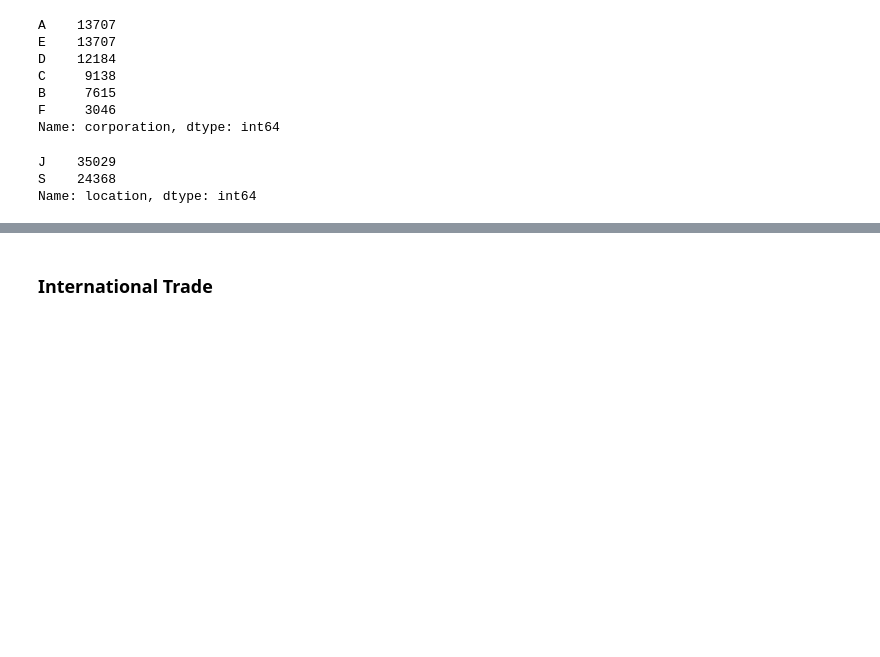
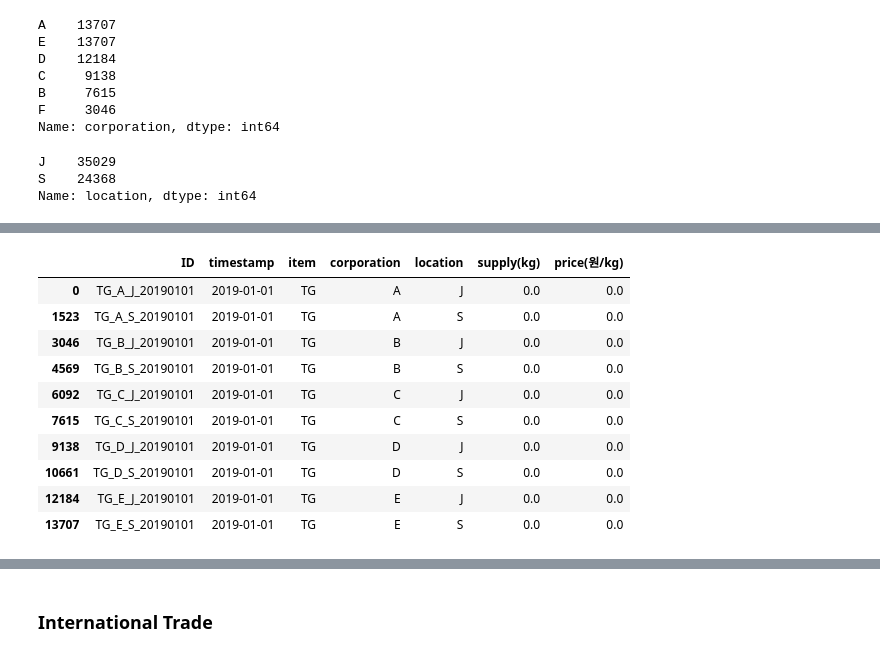
Before and after one commit to ParkGyuho/daily_code, a Jupyter notebook: 1.AI(ML,DL)/DACON/제주 특산물 가격 예측/0.EDA.ipynb, the cells around one changed output, grey strips where cells are left out. Drawn from its saved outputs; the diff is of its cells as text; code cells hidden in the pictures; blank space fills up the shorter version.

```diff
--- a/1.AI(ML,DL)/DACON/제주 특산물 가격 예측/0.EDA.ipynb
+++ b/1.AI(ML,DL)/DACON/제주 특산물 가격 예측/0.EDA.ipynb
@@ -148,0 +191,14 @@ Name: location, dtype: int64
+# %%
+train_TG[train_TG['timestamp'] == '2019-01-01']
+# %% [output]
+|  | ID | timestamp | item | corporation | location | supply(kg) | price(원/kg) |
+| 0 | TG_A_J_20190101 | 2019-01-01 | TG | A | J | 0.0 | 0.0 |
+| 1523 | TG_A_S_20190101 | 2019-01-01 | TG | A | S | 0.0 | 0.0 |
+| 3046 | TG_B_J_20190101 | 2019-01-01 | TG | B | J | 0.0 | 0.0 |
+| 4569 | TG_B_S_20190101 | 2019-01-01 | TG | B | S | 0.0 | 0.0 |
+| 6092 | TG_C_J_20190101 | 2019-01-01 | TG | C | J | 0.0 | 0.0 |
+| 7615 | TG_C_S_20190101 | 2019-01-01 | TG | C | S | 0.0 | 0.0 |
+| 9138 | TG_D_J_20190101 | 2019-01-01 | TG | D | J | 0.0 | 0.0 |
+| 10661 | TG_D_S_20190101 | 2019-01-01 | TG | D | S | 0.0 | 0.0 |
+| 12184 | TG_E_J_20190101 | 2019-01-01 | TG | E | J | 0.0 | 0.0 |
+| 13707 | TG_E_S_20190101 | 2019-01-01 | TG | E | S | 0.0 | 0.0 |
```
Also changed, not shown: parts of 4 cells of this notebook.
